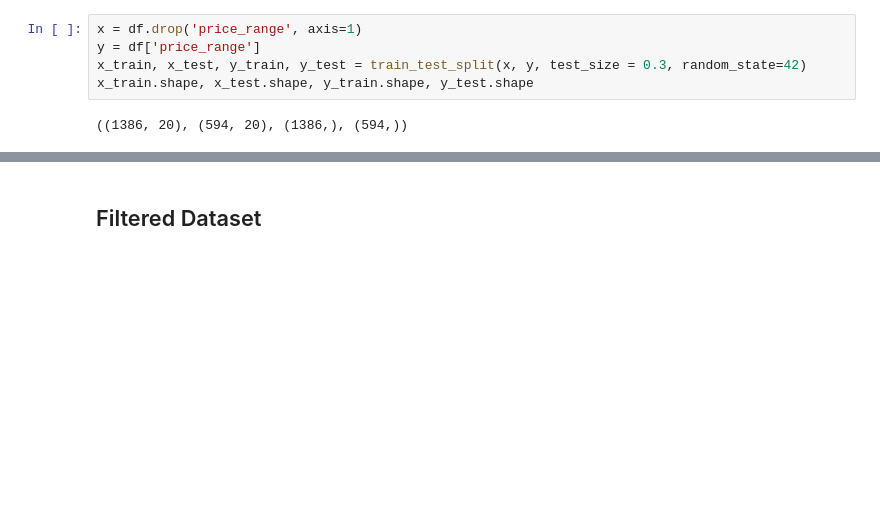
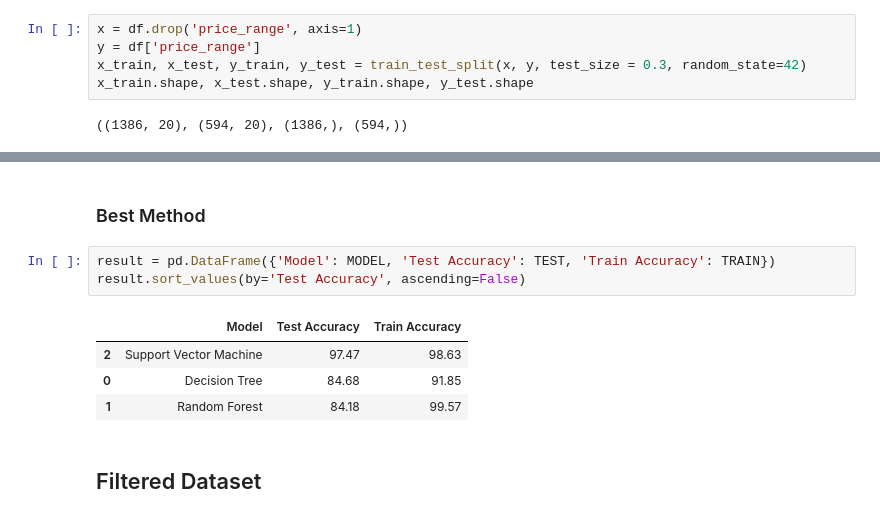
Before and after one commit to Liore-S/mobile-price-classification, a Jupyter notebook: modelling.ipynb, the cells around one changed output, grey strips where cells are left out. Saved outputs shown, nothing was run; the diff lists cells and outputs as text; blank space fills up the shorter version.

```diff
--- a/modelling.ipynb
+++ b/modelling.ipynb
@@ -60,3 +194,13 @@ x_train.shape, x_test.shape, y_train.shape, y_test.shape
+# %% [markdown]
+### Best Method
+# %%
+result = pd.DataFrame({'Model': MODEL, 'Test Accuracy': TEST, 'Train Accuracy': TRAIN})
+result.sort_values(by='Test Accuracy', ascending=False)
+# %% [output]
+|  | Model | Test Accuracy | Train Accuracy |
+| 2 | Support Vector Machine | 97.47 | 98.63 |
+| 0 | Decision Tree | 84.68 | 91.85 |
+| 1 | Random Forest | 84.18 | 99.57 |
 # %% [markdown]
 ## Filtered Dataset
 # %%
```
Also changed, not shown: parts of 16 cells of this notebook.
